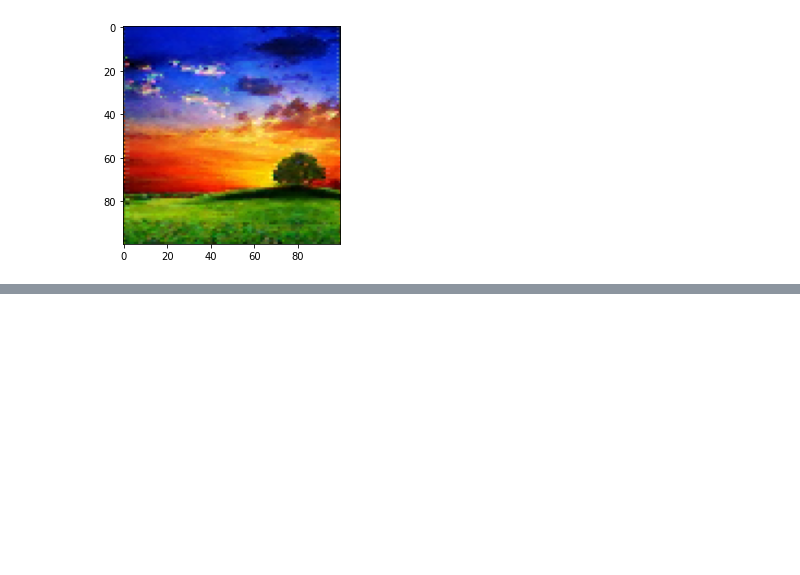
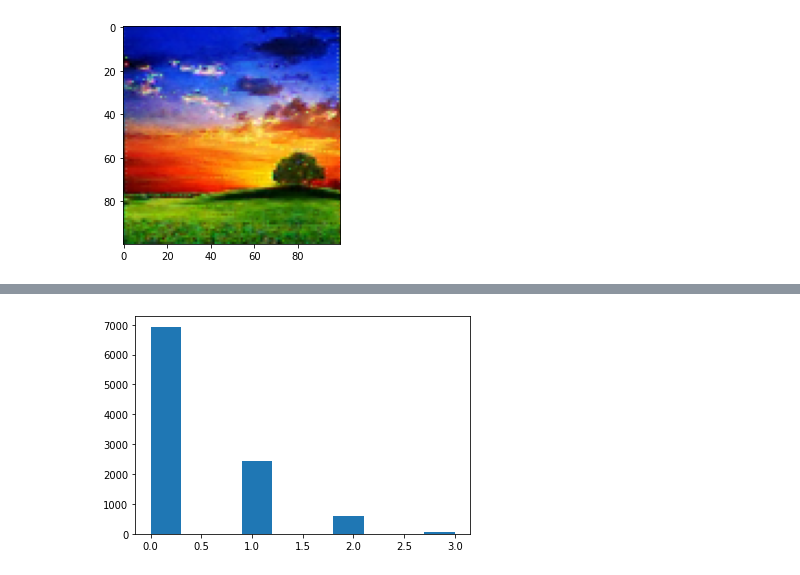
Before and after one commit to narendiran1996/BayerReconstruction, a Jupyter notebook: BayerReconstruction.ipynb, the cells around one changed output, grey strips where cells are left out. Drawn from its saved outputs; the diff is of its cells as text; code cells hidden in the pictures; blank space fills up the shorter version.

```diff
--- a/BayerReconstruction.ipynb
+++ b/BayerReconstruction.ipynb
@@ -364,0 +384,7 @@ plt.imsave('ReconstructionImageWithPadding.png', imgSH)
+# %%
+diff = abs(outputImageFromVivadoPadded[:,:,0] - reconstructedImageWithPadding[:,:,0])
+
+plt.hist(diff.flatten())
+plt.show()
+# %% [output]
+[figure, added]
```
Also changed, not shown: parts of 2 cells of this notebook, 38 other files.
